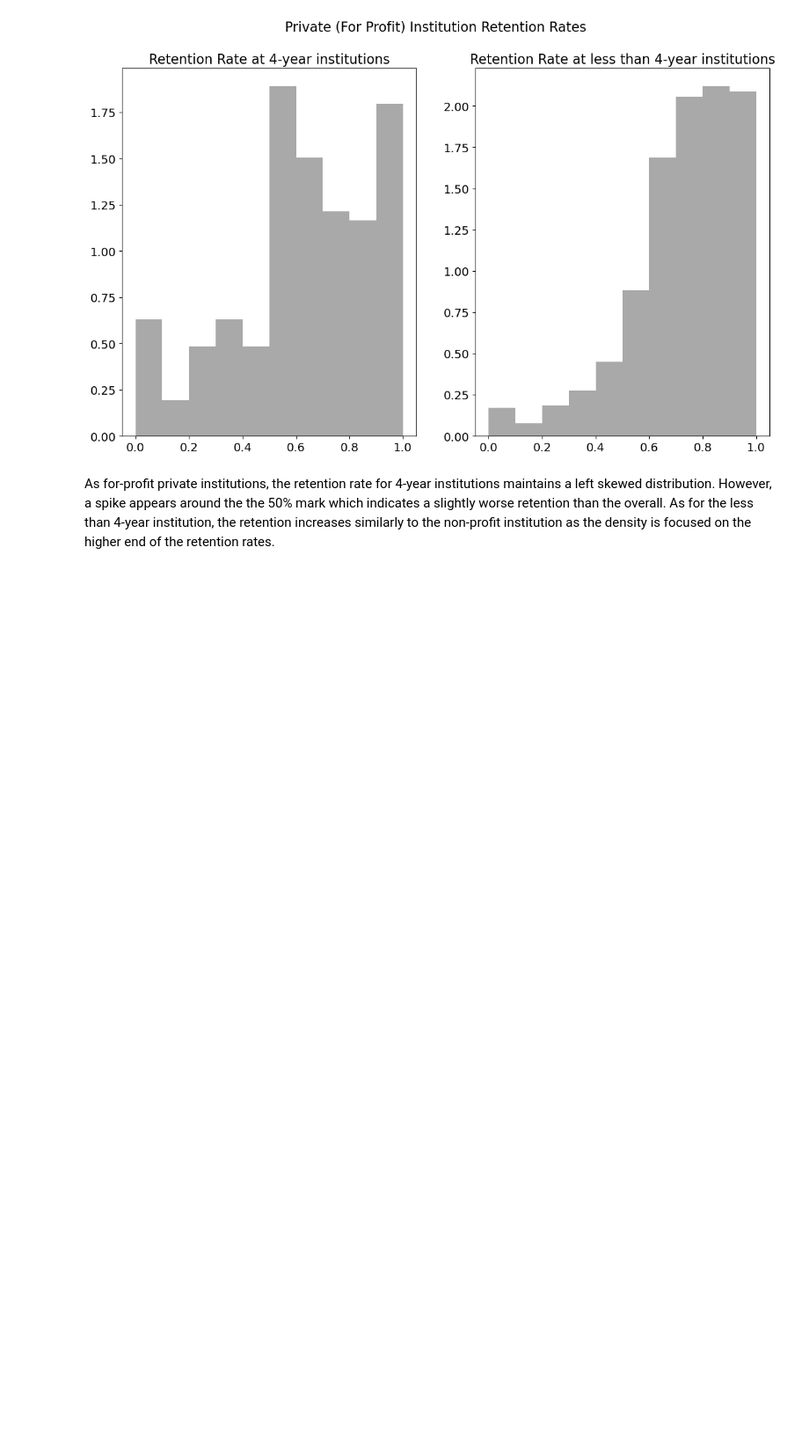
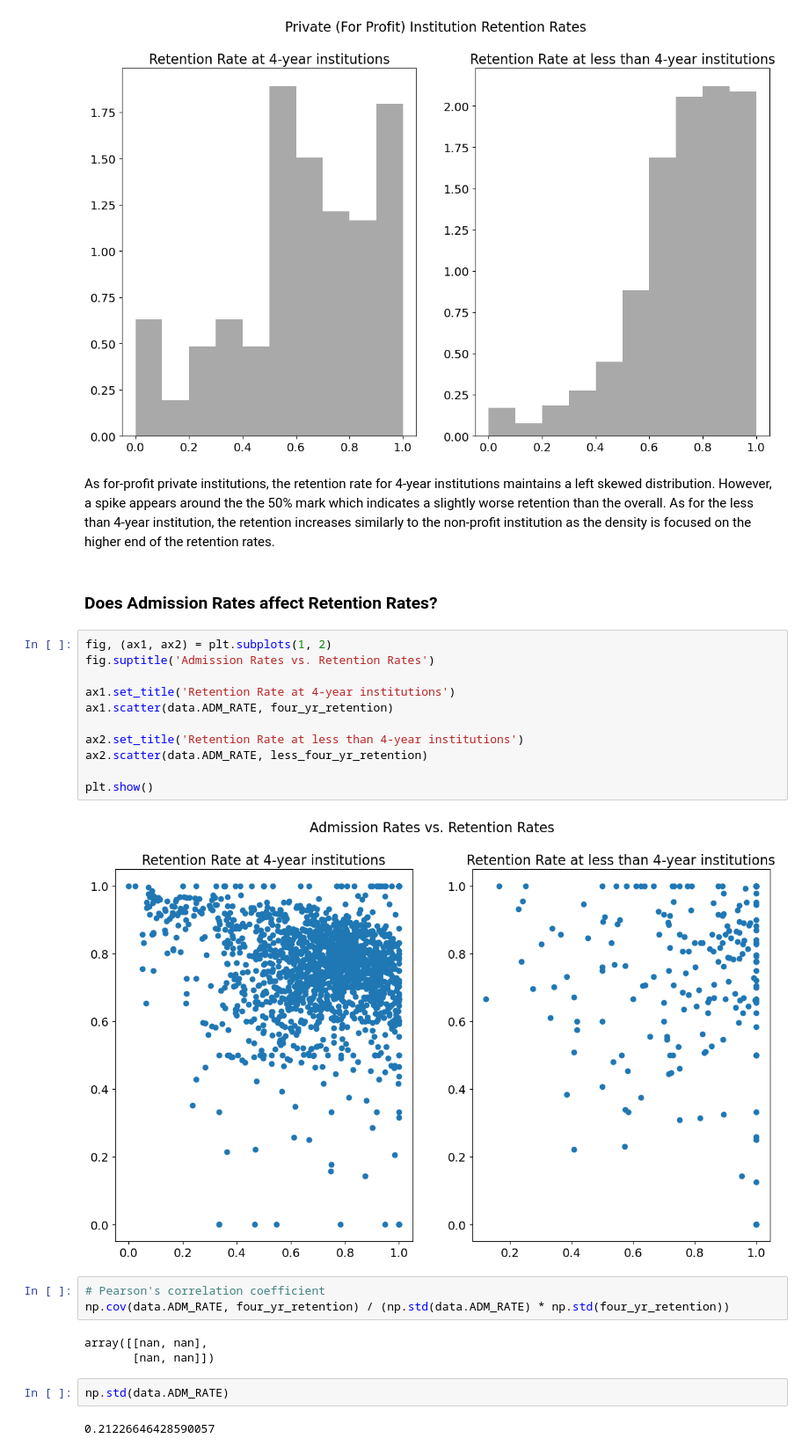
Before and after one commit to janetchoe/stat159-project, a Jupyter notebook: EDA.ipynb, the cells around one changed output. Shown: that part at 88% size. Drawn from its saved outputs; the diff is of its cells as text; blank space fills up the shorter version.

Commit message:
attempting admission rates vs. retention rates

```diff
--- a/EDA.ipynb
+++ b/EDA.ipynb
@@ -121,3 +121,28 @@ plt.show()
 [figure]
 # %% [markdown]
 As for-profit private institutions, the retention rate for 4-year institutions maintains a left skewed distribution. However, a spike appears around the the 50% mark which indicates a slightly worse retention than the overall. As for the less than 4-year institution, the retention increases similarly to the non-profit institution as the density is focused on the higher end of the retention rates.
+# %% [markdown]
+### Does Admission Rates affect Retention Rates?
+# %%
+fig, (ax1, ax2) = plt.subplots(1, 2)
+fig.suptitle('Admission Rates vs. Retention Rates')
+
+ax1.set_title('Retention Rate at 4-year institutions')
+ax1.scatter(data.ADM_RATE, four_yr_retention)
+
+ax2.set_title('Retention Rate at less than 4-year institutions')
+ax2.scatter(data.ADM_RATE, less_four_yr_retention)
+
+plt.show()
+# %% [output]
+[figure, added]
+# %%
+# Pearson's correlation coefficient
+np.cov(data.ADM_RATE, four_yr_retention) / (np.std(data.ADM_RATE) * np.std(four_yr_retention))
+# %% [output]
+array([[nan, nan],
+       [nan, nan]])
+# %%
+np.std(data.ADM_RATE)
+# %% [output]
+0.21226646428590057
```
